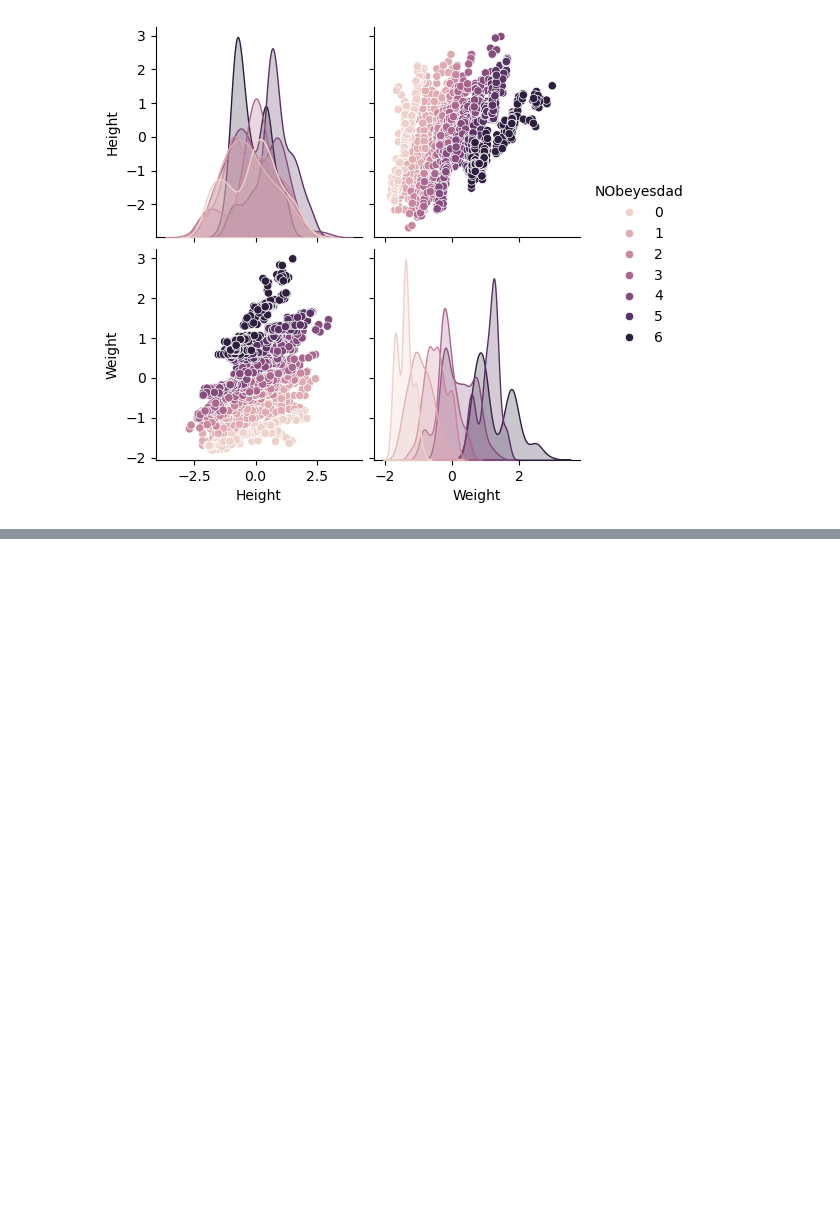
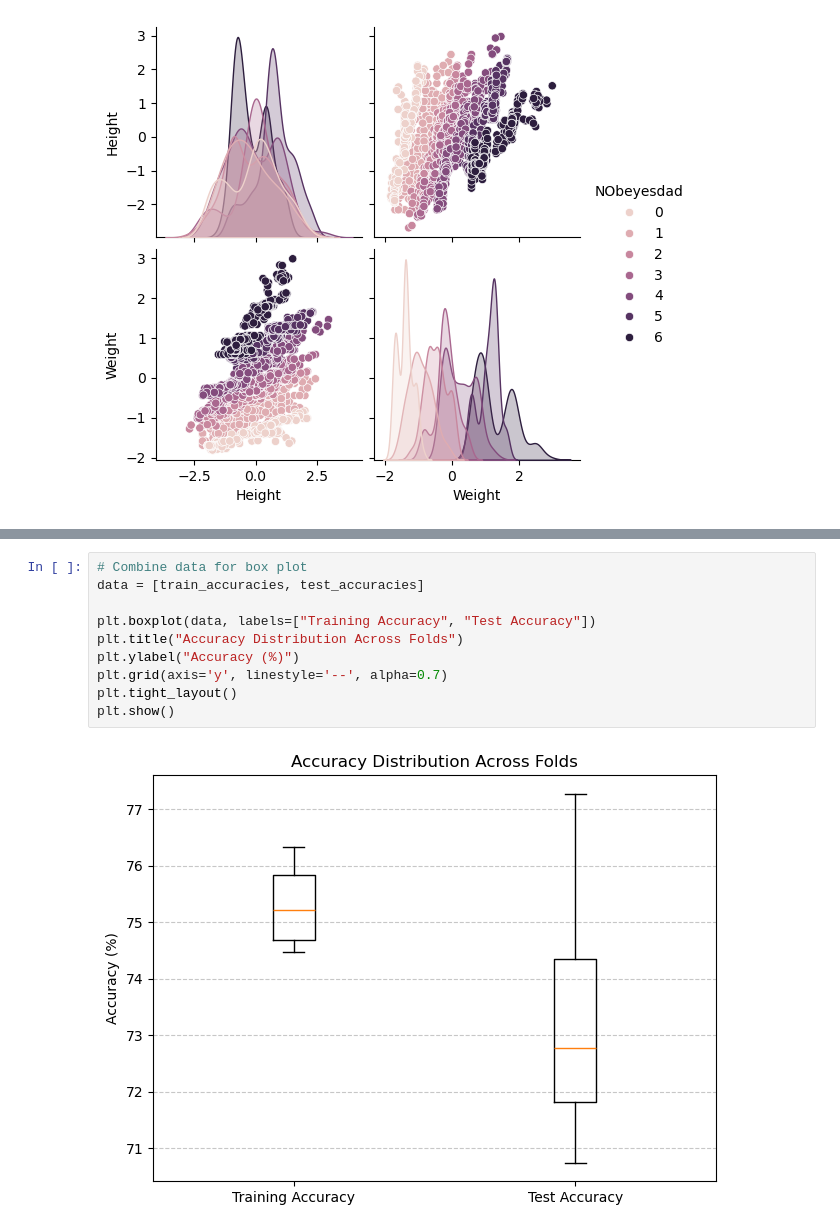
Before and after one commit to ericab322/Multiclass-Classifcation-Algorithm, a Jupyter notebook: notebooks/one_vs_all_demo.ipynb, the cells around one changed output, grey strips where cells are left out. Saved outputs shown, nothing was run; the diff lists cells and outputs as text; blank space fills up the shorter version.

Commit message:
[plots]

```diff
--- a/notebooks/one_vs_all_demo.ipynb
+++ b/notebooks/one_vs_all_demo.ipynb
@@ -98,0 +309,12 @@ plt.show()
+# %%
+# Combine data for box plot
+data = [train_accuracies, test_accuracies]
+
+plt.boxplot(data, labels=["Training Accuracy", "Test Accuracy"])
+plt.title("Accuracy Distribution Across Folds")
+plt.ylabel("Accuracy (%)")
+plt.grid(axis='y', linestyle='--', alpha=0.7)
+plt.tight_layout()
+plt.show()
+# %% [output]
+[figure, added]
```
Also changed, not shown: parts of 18 cells of this notebook, 2 other files.
